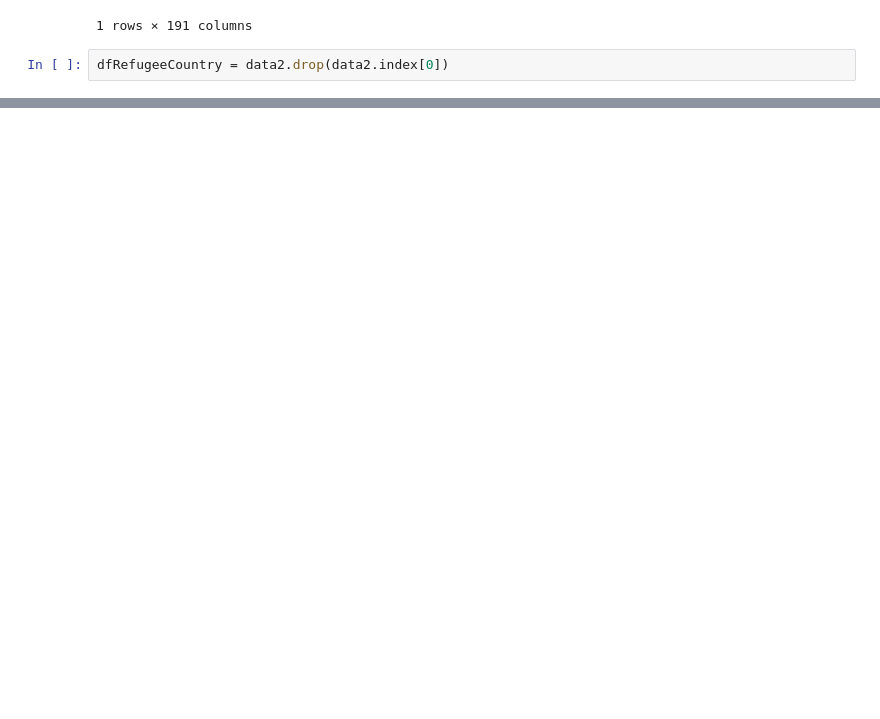
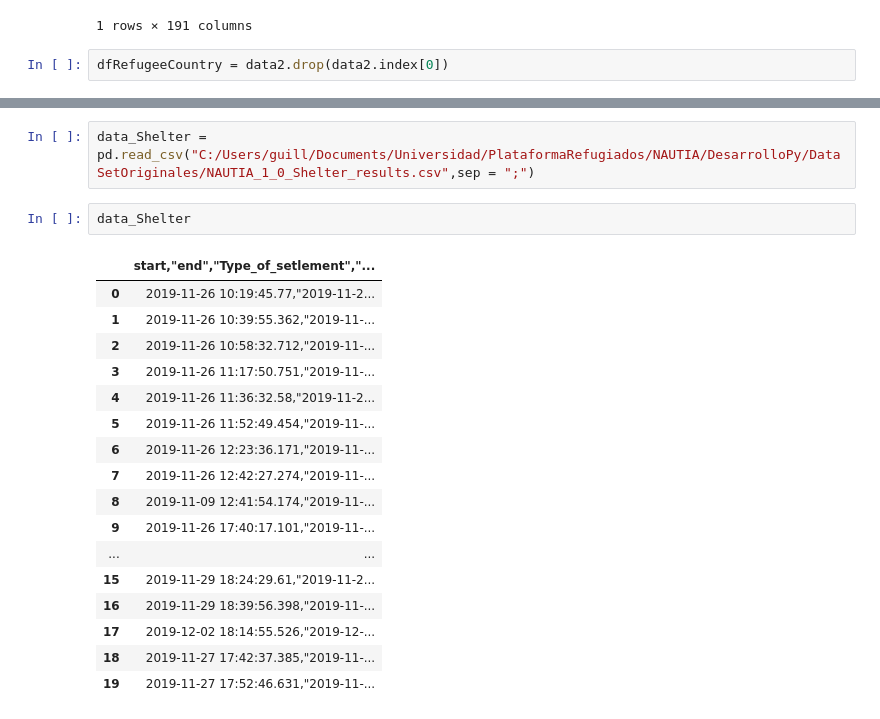
Before and after one commit to guillermosanchezg/NAUTIA, a Jupyter notebook: DesarrolloPy/NotebookPruebas.ipynb, the cells around one changed output, grey strips where cells are left out. Drawn from its saved outputs; the diff is of its cells as text; blank space fills up the shorter version.

```diff
--- a/DesarrolloPy/NotebookPruebas.ipynb
+++ b/DesarrolloPy/NotebookPruebas.ipynb
@@ -150,0 +156,22 @@ dfRefugeeCountry
+# %%
+data_Shelter = pd.read_csv("C:/Users/guill/Documents/Universidad/PlataformaRefugiados/NAUTIA/DesarrolloPy/DataSetOriginales/NAUTIA_1_0_Shelter_results.csv",sep = ";")
+# %%
+data_Shelter
+# %% [output]
+|  | start,"end","Type_of_setlement","... |
+| 0 | 2019-11-26 10:19:45.77,"2019-11-2... |
+| 1 | 2019-11-26 10:39:55.362,"2019-11-... |
+| 2 | 2019-11-26 10:58:32.712,"2019-11-... |
+| 3 | 2019-11-26 11:17:50.751,"2019-11-... |
+| 4 | 2019-11-26 11:36:32.58,"2019-11-2... |
+| 5 | 2019-11-26 11:52:49.454,"2019-11-... |
+| 6 | 2019-11-26 12:23:36.171,"2019-11-... |
+| 7 | 2019-11-26 12:42:27.274,"2019-11-... |
+| 8 | 2019-11-09 12:41:54.174,"2019-11-... |
+| 9 | 2019-11-26 17:40:17.101,"2019-11-... |
+| ... | ... |
+| 15 | 2019-11-29 18:24:29.61,"2019-11-2... |
+| 16 | 2019-11-29 18:39:56.398,"2019-11-... |
+| 17 | 2019-12-02 18:14:55.526,"2019-12-... |
+| 18 | 2019-11-27 17:42:37.385,"2019-11-... |
+| 19 | 2019-11-27 17:52:46.631,"2019-11-... |
```
Also changed, not shown: parts of 5 cells of this notebook, 19 other files.
